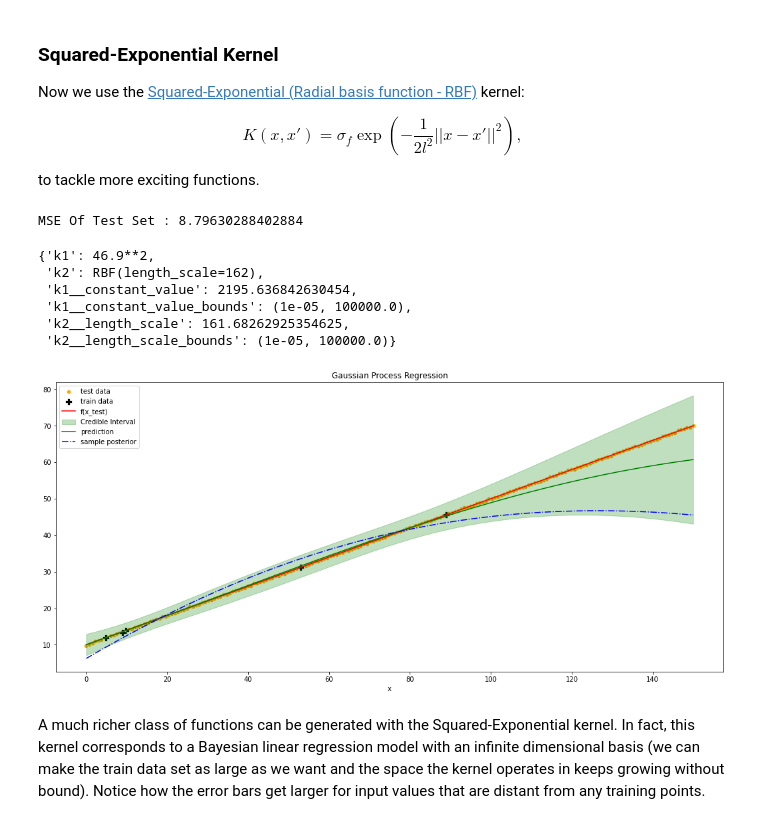
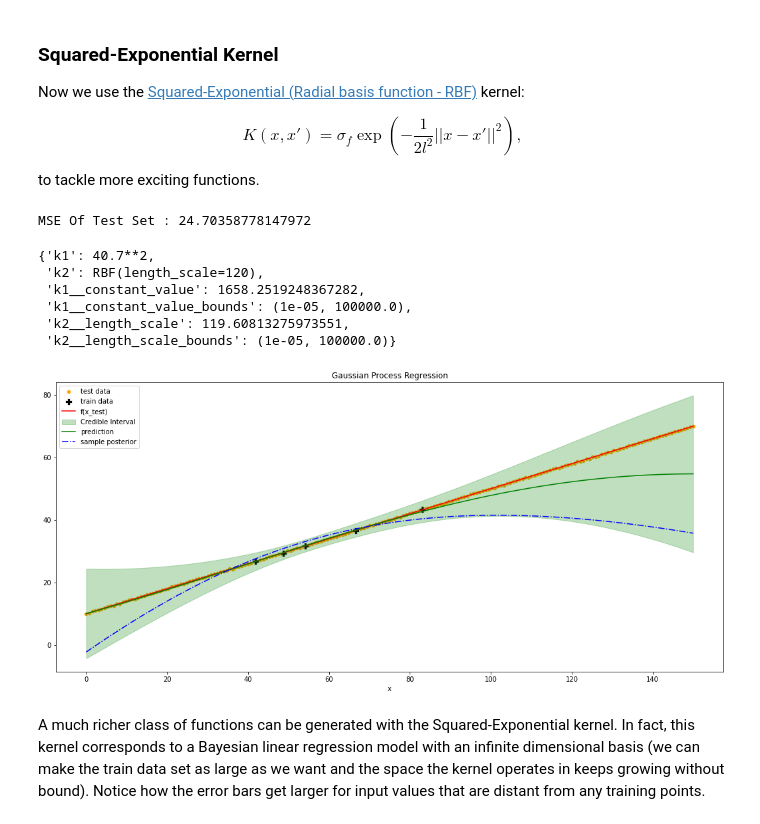
Before and after one commit to mschossler/GaussianProcess_StockPrediction, a Jupyter notebook: GP.ipynb, the cells around one changed output. Drawn from its saved outputs; the diff is of its cells as text; code cells hidden in the pictures.

```diff
--- a/GP.ipynb
+++ b/GP.ipynb
@@ -455,27 +455,24 @@ K(x,x')=\sigma_{f}\exp\left(-\frac{1}{2l^{2}}||x-x'||^{2}\right), \tag{7.1}
 
 to tackle more exciting functions.
 # %%
-sigma_f = 1
-l = 1
-kernel_rbf = ConstantKernel(constant_value=sigma_f) * RBF(length_scale=l)
+kernel_rbf = ConstantKernel(constant_value=1) * RBF(length_scale=1)
 
 x = np.linspace(start=0, stop=150, num=1000)
 x_train,y_train = random_dataset_train(f,100,5,sigma_noise_data)
 x_test,y_test = random_dataset_test(f,150,200,sigma_noise_data)
+
+y_prediction, std, params, y_posterior = gaussian_process_regressor(x, x_train, x_test, kernel_rbf)
+
+plot(x, x_test, y_test, x_train, y_train, f, y_prediction, y_posterior)
+# %% [output]
+MSE Of Test Set : 24.70358778147972
+{'k1': 40.7**2,
+ 'k2': RBF(length_scale=120),
+ 'k1__constant_value': 1658.2519248367282,
+ 'k1__constant_value_bounds': (1e-05, 100000.0),
+ 'k2__length_scale': 119.60813275973551,
+ 'k2__length_scale_bounds': (1e-05, 100000.0)}
+[figure, added]
-# %%
-y_prediction, std, params, y_posterior = gaussian_process_regressor(x, x_train, x_test, kernel_rbf)
-# %% [output]
-MSE Of Test Set : 8.79630288402884
-{'k1': 46.9**2,
- 'k2': RBF(length_scale=162),
- 'k1__constant_value': 2195.636842630454,
- 'k1__constant_value_bounds': (1e-05, 100000.0),
- 'k2__length_scale': 161.68262925354625,
- 'k2__length_scale_bounds': (1e-05, 100000.0)}
-# %%
-plot(x, x_test, y_test, x_train, y_train, f, y_prediction, y_posterior)
-# %% [output]
-[figure, removed]
 # %% [markdown]
 A much richer class of functions can be generated with the Squared-Exponential kernel. In fact, this kernel corresponds to a Bayesian linear regression model with an infinite dimensional basis (we can make the train data set as large as we want and the space the kernel operates in keeps growing without bound). Notice how the error bars get larger for input values that are distant from any training points.
 # %% [markdown]
```
Also changed, not shown: parts of 3 cells of this notebook, 2 other files.
